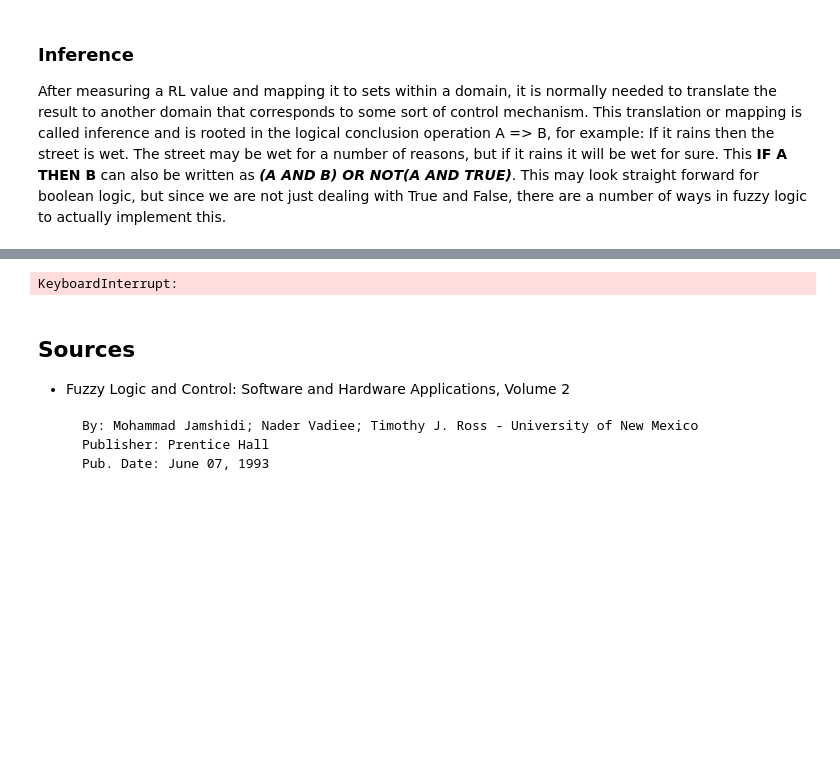
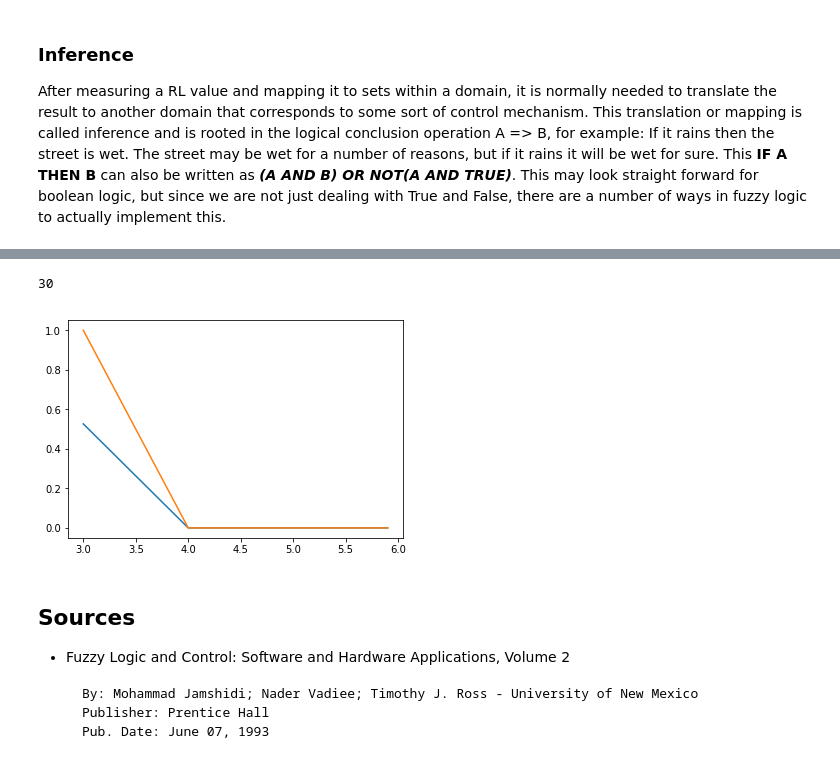
Before and after one commit to Python-Fuzzylogic/fuzzylogic, a Jupyter notebook: Showcase.ipynb, the cells around one changed output, grey strips where cells are left out. Drawn from its saved outputs; the diff is of its cells as text; code cells hidden in the pictures; blank space fills up the shorter version.

```diff
--- a/Showcase.ipynb
+++ b/Showcase.ipynb
@@ -95,7 +104,7 @@ from fuzzy.classes import Domain, Set
 from fuzzy.functions import alpha, triangular
 from fuzzy.hedges import plus, minus, very
 
-numbers = Domain("numbers", 0, 100, res=1e-6)
+numbers = Domain("numbers", 0, 20, res=0.1)
 
 close_to_10 = Set(alpha(0.2, 0.8, triangular(0, 20)))
 close_to_5 = Set(triangular(1,10))
@@ -103,10 +112,28 @@ close_to_5 = Set(triangular(1,10))
 numbers.foo = minus(close_to_5)
 numbers.bar = very(close_to_10)
 
+numbers.bar.plot()
+numbers.foo.plot()
 numbers.baz = numbers.foo + numbers.bar
-numbers.foo.array()
+numbers.baz.plot()
+
+numbers(8)
-# %% [output]
-KeyboardInterrupt:
+# %%
+%matplotlib inline
+
+from fuzzy.classes import Domain, Set
+from fuzzy.functions import alpha, triangular, trapezoid, normalize
+from fuzzy.hedges import plus, minus, very
+
+N = Domain("numbers", 3, 6, res=0.1)
+N.two_or_so = Set(alpha(0, 0.7, trapezoid(0, 1.9, 2.1, 4)))
+N.two_or_so.plot()
+x = N.two_or_so.normalized()
+x.plot()
+len(x.array())
+# %% [output]
+30
+[figure, added]
 # %% [markdown]
 ## Sources
 * Fuzzy Logic and Control: Software and Hardware Applications, Volume 2
```
Also changed, not shown: parts of 3 cells of this notebook, 3 other files.
